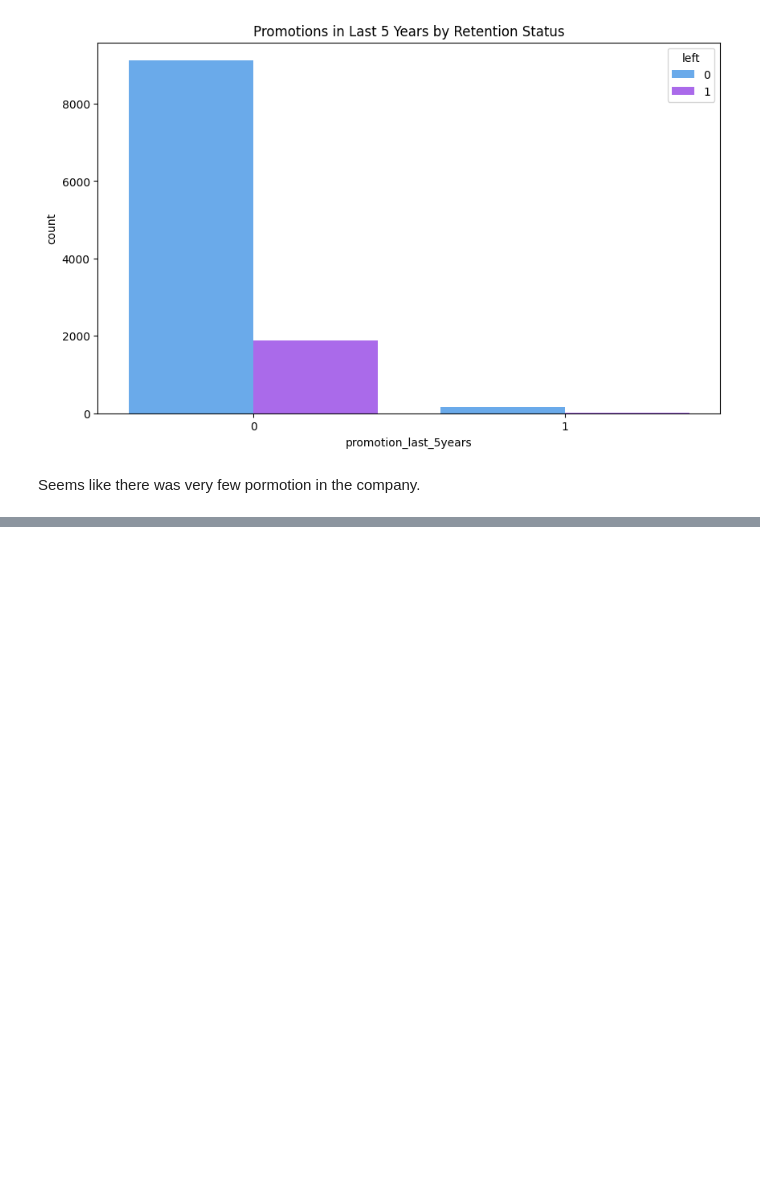
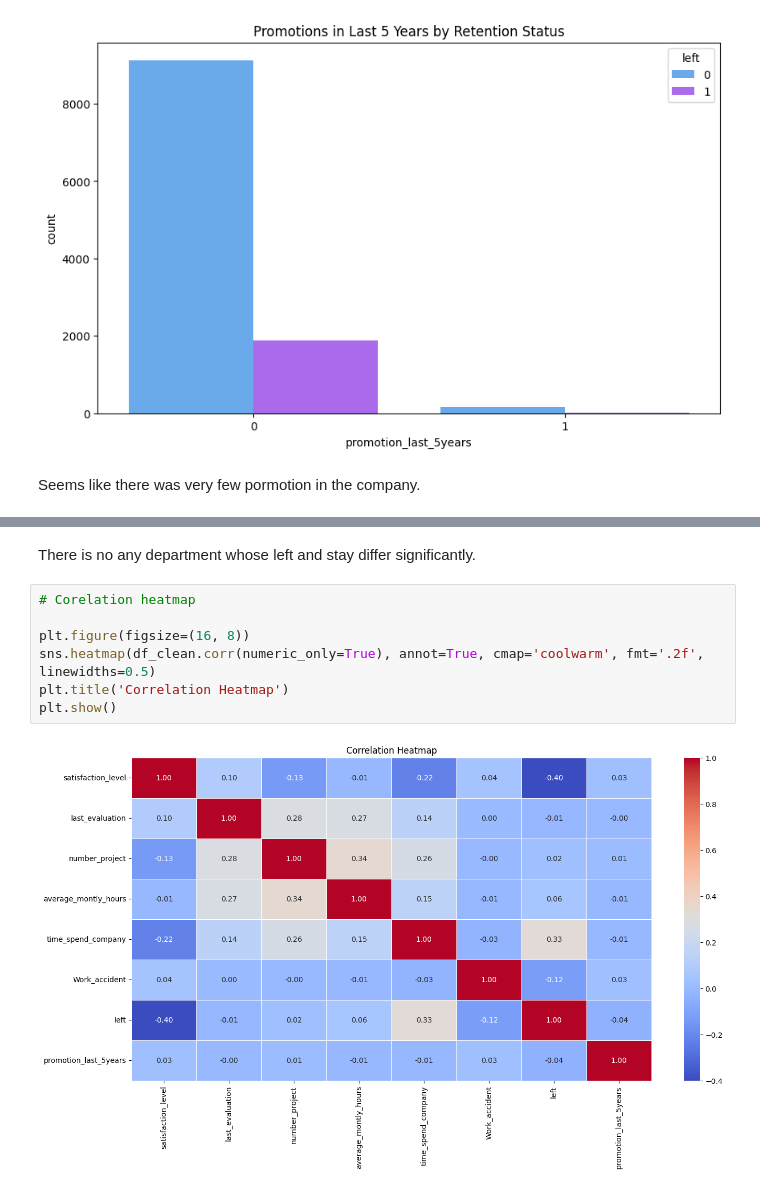
Before and after one commit to Lok910/Data-Analysis-Projects, a Jupyter notebook: Employees_Behaviour_Prediction/employee_EDA_prediction.ipynb, the cells around one changed output, grey strips where cells are left out. Cells and saved outputs as stored; diff of their text form; blank space fills up the shorter version.

```diff
--- a/Employees_Behaviour_Prediction/employee_EDA_prediction.ipynb
+++ b/Employees_Behaviour_Prediction/employee_EDA_prediction.ipynb
@@ -321,0 +336,11 @@ Total number of employee pormoted: 161
+# %% [markdown]
+There is no any department whose left and stay differ significantly.
+# %%
+# Corelation heatmap
+
+plt.figure(figsize=(16, 8))
+sns.heatmap(df_clean.corr(numeric_only=True), annot=True, cmap='coolwarm', fmt='.2f', linewidths=0.5)
+plt.title('Correlation Heatmap')
+plt.show()
+# %% [output]
+[figure, added]
```
Also changed, not shown: parts of 18 cells of this notebook, 1 other file.
